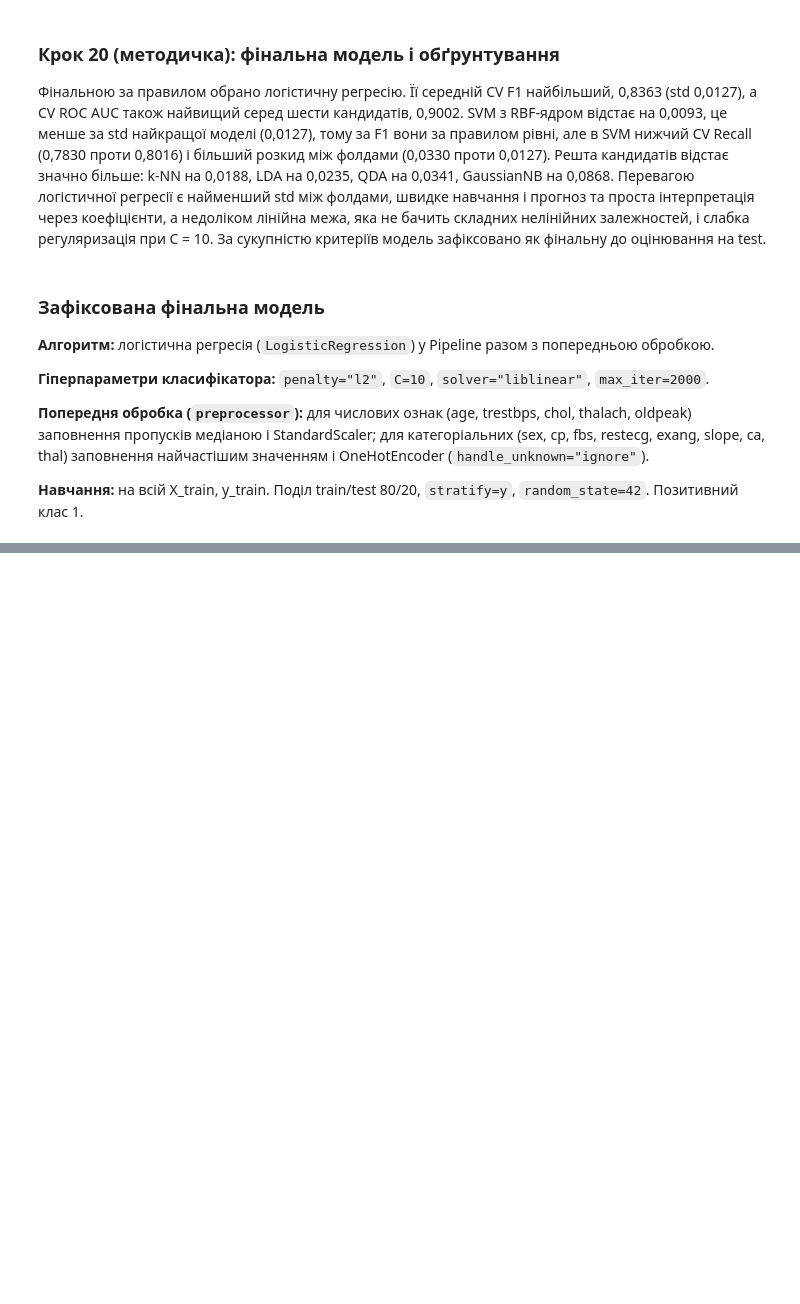
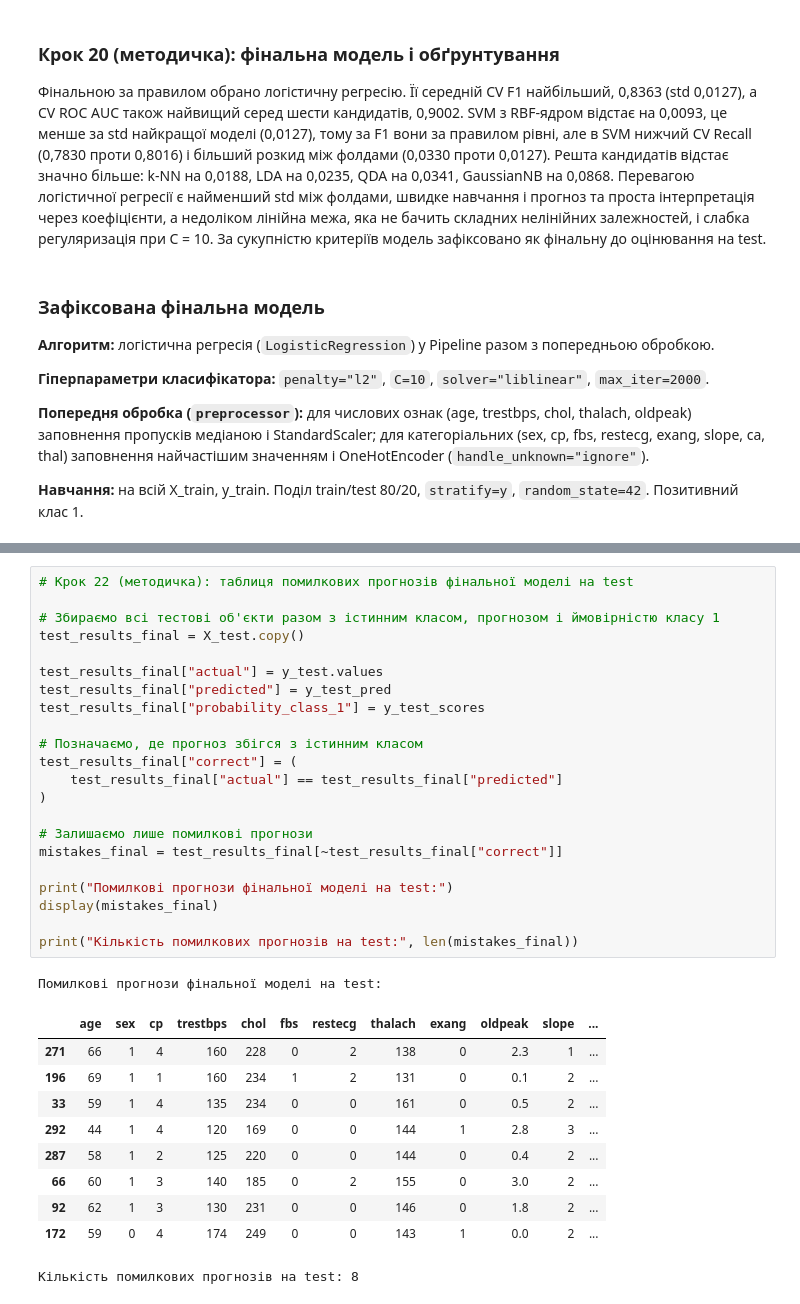
Before and after one commit to Anton-maxi/pattern-recognition-practice, a Jupyter notebook: classification-mini-project/notebooks/PR04_Zboryk_Anton.ipynb, the cells around one changed output, grey strips where cells are left out. Drawn from its saved outputs; the diff is of its cells as text; blank space fills up the shorter version.

```diff
--- a/classification-mini-project/notebooks/PR04_Zboryk_Anton.ipynb
+++ b/classification-mini-project/notebooks/PR04_Zboryk_Anton.ipynb
@@ -1484,0 +1591,34 @@ print(
+# %%
+# Крок 22 (методичка): таблиця помилкових прогнозів фінальної моделі на test
+
+# Збираємо всі тестові об'єкти разом з істинним класом, прогнозом і ймовірністю класу 1
+test_results_final = X_test.copy()
+
+test_results_final["actual"] = y_test.values
+test_results_final["predicted"] = y_test_pred
+test_results_final["probability_class_1"] = y_test_scores
+
+# Позначаємо, де прогноз збігся з істинним класом
+test_results_final["correct"] = (
+    test_results_final["actual"] == test_results_final["predicted"]
+)
+
+# Залишаємо лише помилкові прогнози
+mistakes_final = test_results_final[~test_results_final["correct"]]
+
+print("Помилкові прогнози фінальної моделі на test:")
+display(mistakes_final)
+
+print("Кількість помилкових прогнозів на test:", len(mistakes_final))
+# %% [output]
+Помилкові прогнози фінальної моделі на test:
+|  | age | sex | cp | trestbps | chol | fbs | restecg | thalach | exang | oldpeak | slope | ... |
+| 271 | 66 | 1 | 4 | 160 | 228 | 0 | 2 | 138 | 0 | 2.3 | 1 | ... |
+| 196 | 69 | 1 | 1 | 160 | 234 | 1 | 2 | 131 | 0 | 0.1 | 2 | ... |
+| 33 | 59 | 1 | 4 | 135 | 234 | 0 | 0 | 161 | 0 | 0.5 | 2 | ... |
+| 292 | 44 | 1 | 4 | 120 | 169 | 0 | 0 | 144 | 1 | 2.8 | 3 | ... |
+| 287 | 58 | 1 | 2 | 125 | 220 | 0 | 0 | 144 | 0 | 0.4 | 2 | ... |
+| 66 | 60 | 1 | 3 | 140 | 185 | 0 | 2 | 155 | 0 | 3.0 | 2 | ... |
+| 92 | 62 | 1 | 3 | 130 | 231 | 0 | 0 | 146 | 0 | 1.8 | 2 | ... |
+| 172 | 59 | 0 | 4 | 174 | 249 | 0 | 0 | 143 | 1 | 0.0 | 2 | ... |
+Кількість помилкових прогнозів на test: 8
```
Also changed, not shown: parts of 11 cells of this notebook.
